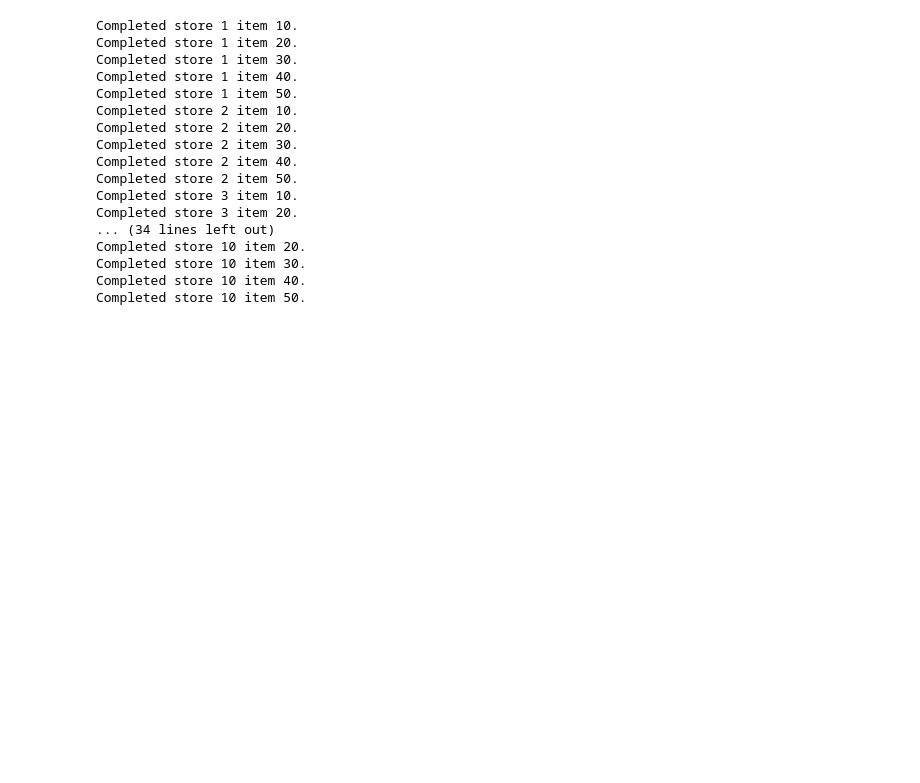
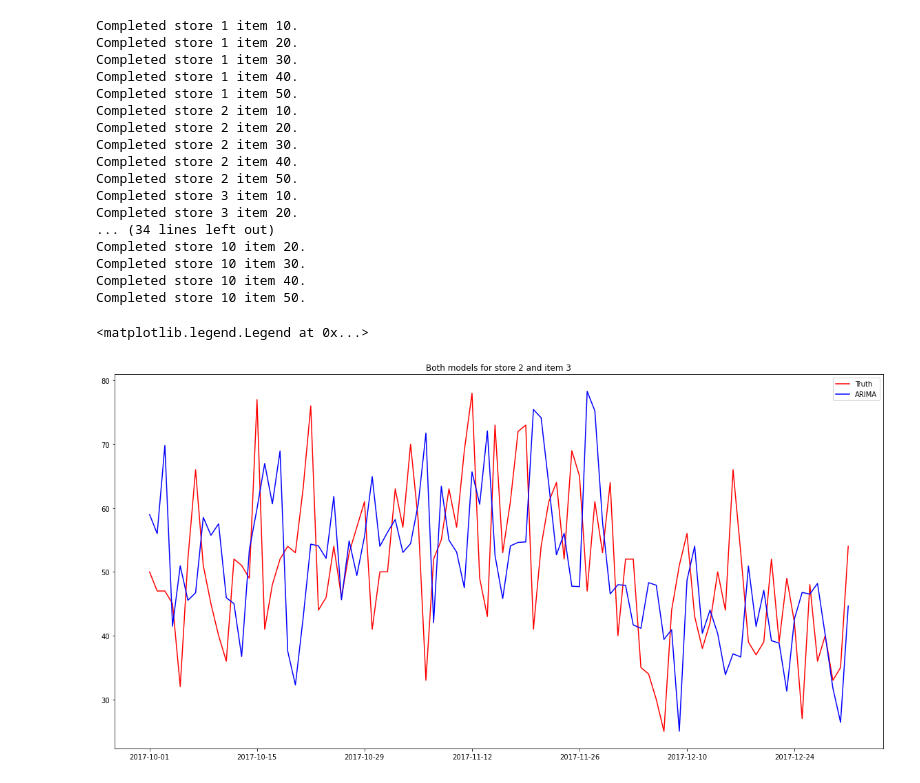
Before and after one commit to sohqianyi/cz4041-machine-learning, a Jupyter notebook: ARIMA/arima.ipynb, the cells around one changed output. Cells and saved outputs as stored; diff of their text form; code cells hidden in the pictures; blank space fills up the shorter version.

```diff
--- a/ARIMA/arima.ipynb
+++ b/ARIMA/arima.ipynb
@@ -212,7 +212,7 @@ def predict_arima(arima_order, train_item, dates_train, test_item, dates_test):
     removed = remove_seasonality(train_item, 365)
 
     model = ARIMA(removed, order=arima_order)
-    model_fit = model.fit(disp=0)
+    model_fit = model.fit()
 
     forecast = model_fit.forecast(steps=days)
     history = [x for x in train_item]
@@ -361,3 +361,18 @@ Completed store 10 item 50.
 # %%
 submission = arima_results[['id', 'sales']]
 submission.to_csv("submission.csv", index=False)
+# %%
+# ARIMA, SARIMA , Truth comparison for 1 store item
+train_item, dates_train, test_item, dates_test = get_sales(train, test, store, item)
+
+arima_result = predict_arima(arima_order, train_item, dates_train, test_item, dates_test)
+
+plt.figure(figsize=[20,10])
+plt.title("Both models for store 2 and item 3")
+plt.plot(dates_test, test_item[:92], color="red", label="Truth")
+plt.plot(dates_test, arima_result[-92:], color="blue", label="ARIMA")
+plt.xticks(np.arange(0, len(test_item), 14))
+plt.legend()
+# %% [output]
+<matplotlib.legend.Legend at 0x...>
+[figure, added]
```
